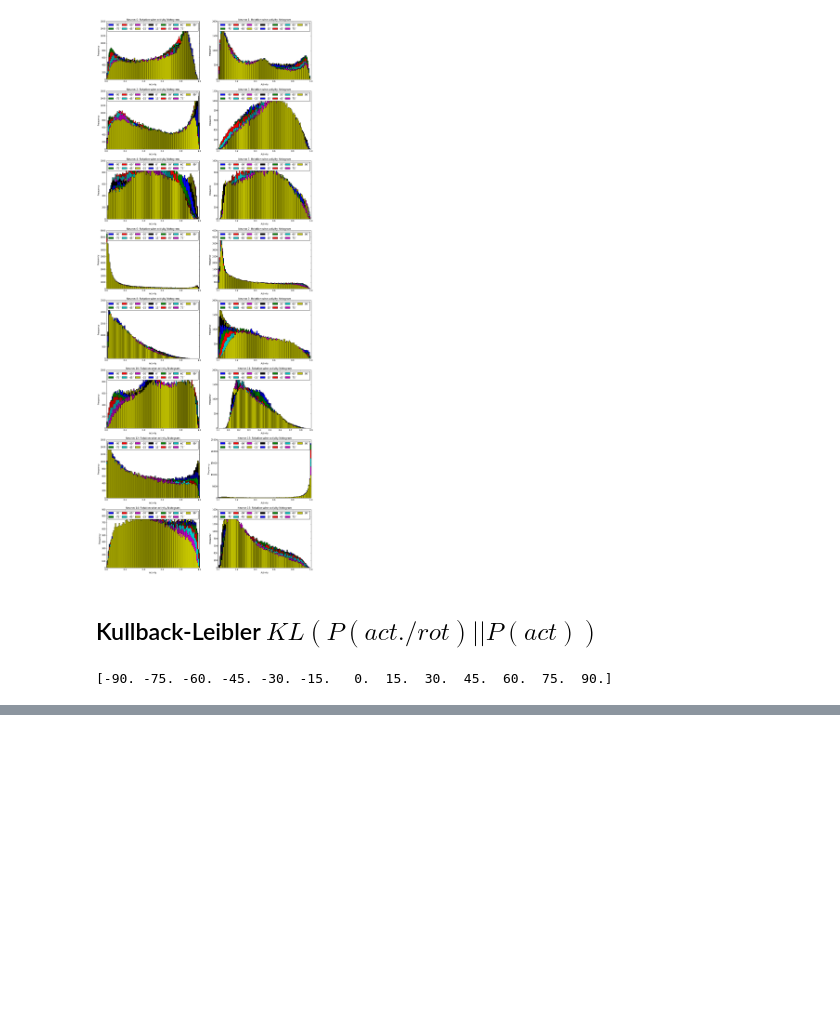
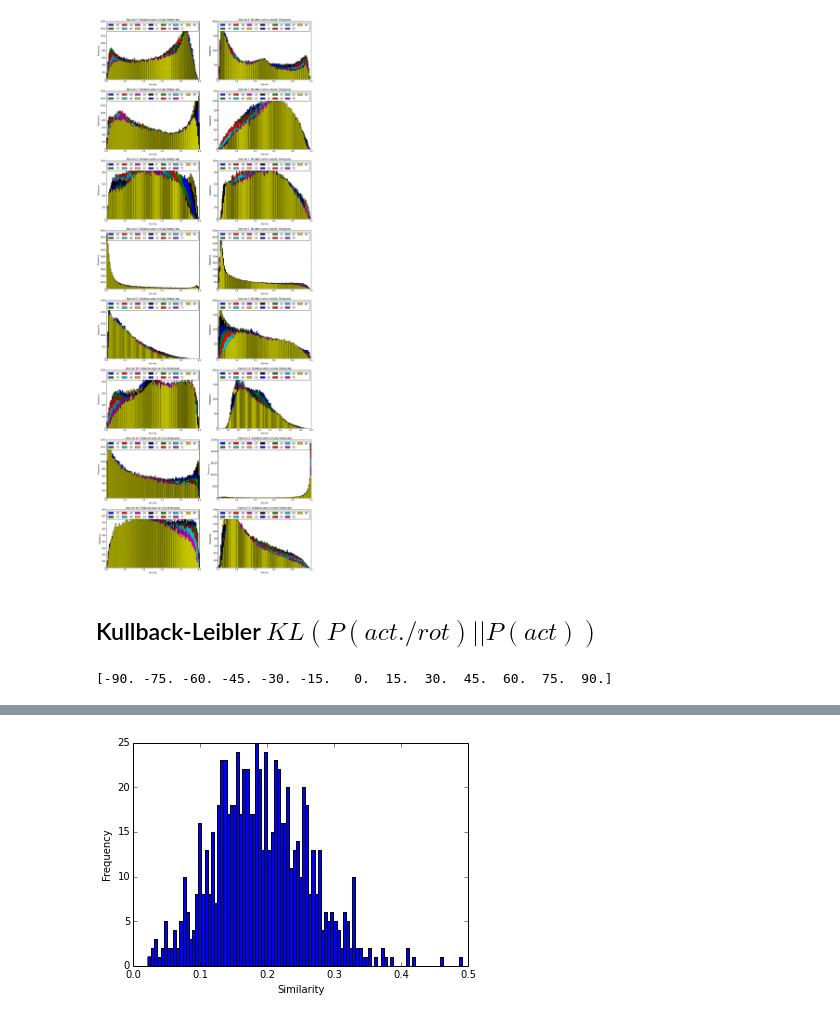
Before and after one commit to Kreiswolke/DeepInvariance, a Jupyter notebook: analyse_layerwise_activations.ipynb, the cells around one changed output, grey strips where cells are left out. Saved outputs shown, nothing was run; the diff lists cells and outputs as text; code cells hidden in the pictures; blank space fills up the shorter version.

```diff
--- a/analyse_layerwise_activations.ipynb
+++ b/analyse_layerwise_activations.ipynb
@@ -202,4 +220,11 @@ plt.show()
+# %%
+n_score = []
+for p in KL_clean:
+    n_score.append(scipy.stats.entropy(p,KL_mean))
 # %%
-plt.hist(a_all, normed=1, bins = 100)
-plt.bar(bins[:-1],pd, width = 0.01)
+plt.hist(n_score, bins = 100)
+plt.xlabel('Similarity')
+plt.ylabel('Frequency')
 plt.show()
+# %% [output]
+[figure, added]
```
Also changed, not shown: parts of 4 cells of this notebook.
